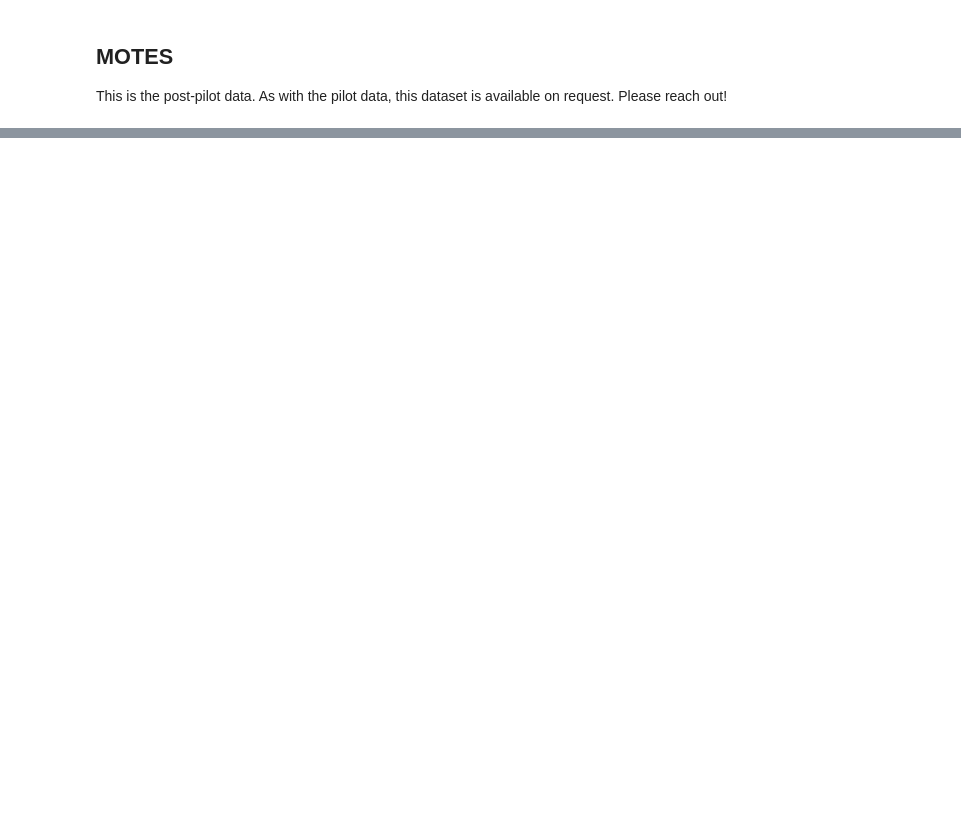
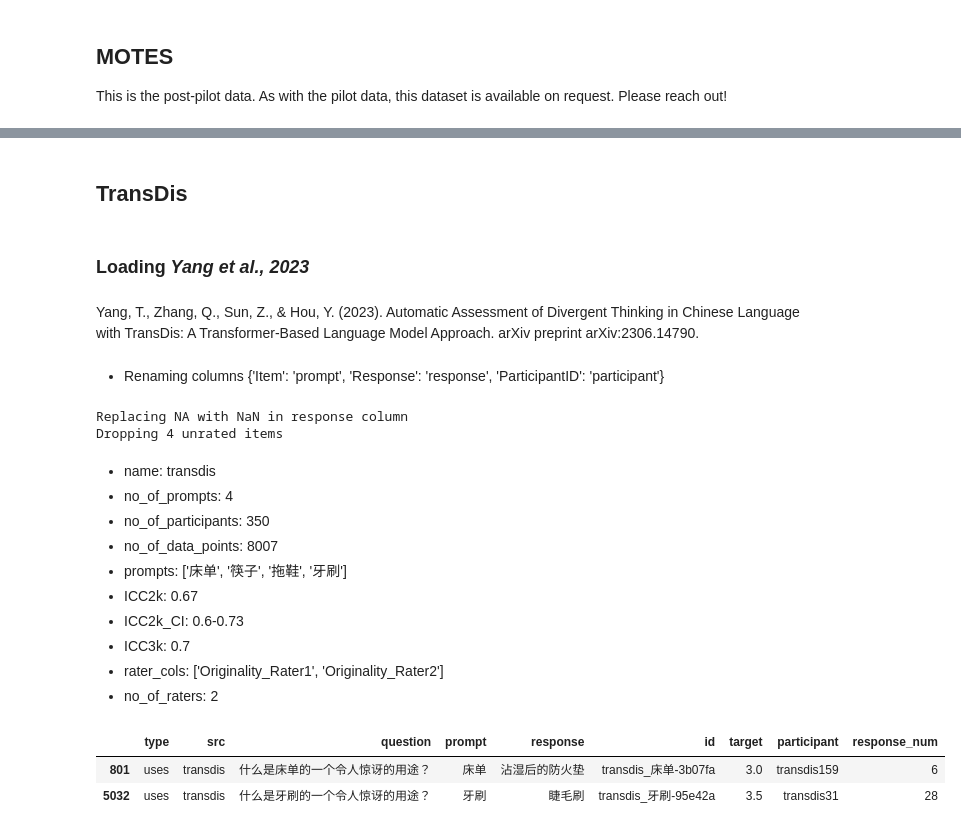
Before and after one commit to massivetexts/ocsai, a Jupyter notebook: notebooks/cleanDatasets.ipynb, the cells around one changed output, grey strips where cells are left out. Saved outputs shown, nothing was run; the diff lists cells and outputs as text; code cells hidden in the pictures; blank space fills up the shorter version.

```diff
--- a/notebooks/cleanDatasets.ipynb
+++ b/notebooks/cleanDatasets.ipynb
@@ -696,0 +691,51 @@ datasets[src].sample()
+# %% [markdown]
+## TransDis
+# %%
+desc = {
+    "name": "transdis",
+    "test_type": "uses",
+    "meta": {
+        "inline": "Yang et al., 2023",
+        "citation": "Yang, T., Zhang, Q., Sun, Z., & Hou, Y. (2023). Automatic Assessment of Divergent Thinking in Chinese Language with TransDis: A Transformer-Based Language Model Approach. arXiv preprint arXiv:2306.14790.",
+        "url": "https://arxiv.org/abs/2306.14790",
+        "download": [{
+            "url": "https://osf.io/download/3fk8y",
+            "extension": "xlsx"
+            }, {
+            "url": "https://osf.io/download/mcwtu",
+            "extension": "xlsx"
+            }],
+    },
+    "null_marker": "NA",
+    "column_mappings": {'Item': 'prompt', 'Response': 'response',
+                        'ParticipantID': 'participant'},
+    "range": [0, 4],
+    "rater_cols": ['Originality_Rater1', 'Originality_Rater2'],
+    "language":"chi",
+}
+
+fnames = download_from_description(desc, '../data/raw')
+df = pd.concat([pd.read_excel(fname) for fname in fnames])
+# number each participant's responses in order (based on responseID)
+df['response_num'] = df.groupby('ParticipantID').cumcount() + 1
+cleaned = prep_general(df, **desc, save_dir='../data/datasets')
+cleaned.sample(2)
+# %% [output]
+### Loading *Yang et al., 2023*
+Yang, T., Zhang, Q., Sun, Z., & Hou, Y. (2023). Automatic Assessment of Divergent Thinking in Chinese Language with TransDis: A Transformer-Based Language Model Approach. arXiv preprint arXiv:2306.14790.
+- Renaming columns {'Item': 'prompt', 'Response': 'response', 'ParticipantID': 'participant'}
+Replacing NA with NaN in response column
+Dropping 4 unrated items
+- name: transdis
+- no_of_prompts: 4
+- no_of_participants: 350
+- no_of_data_points: 8007
+- prompts: ['床单', '筷子', '拖鞋', '牙刷']
+- ICC2k: 0.67
+- ICC2k_CI: 0.6-0.73
+- ICC3k: 0.7
+- rater_cols: ['Originality_Rater1', 'Originality_Rater2']
+- no_of_raters: 2
+|  | type | src | question | prompt | response | id | target | participant | response_num |
+| 801 | uses | transdis | 什么是床单的一个令人惊讶的用途？ | 床单 | 沾湿后的防火垫 | transdis_床单-3b07fa | 3.0 | transdis159 | 6 |
+| 5032 | uses | transdis | 什么是牙刷的一个令人惊讶的用途？ | 牙刷 | 睫毛刷 | transdis_牙刷-95e42a | 3.5 | transdis31 | 28 |
```
Also changed, not shown: parts of 18 cells of this notebook.
